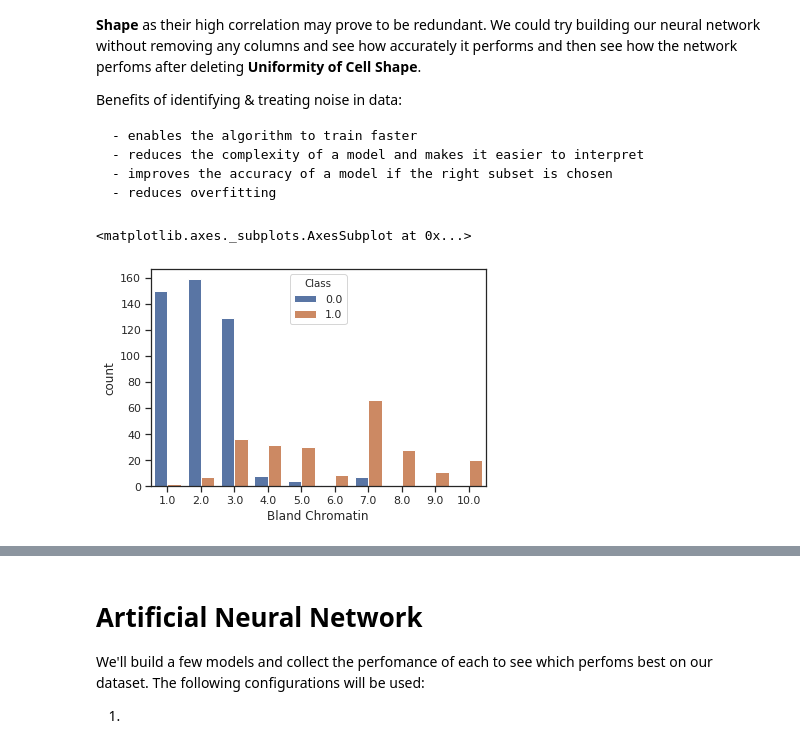
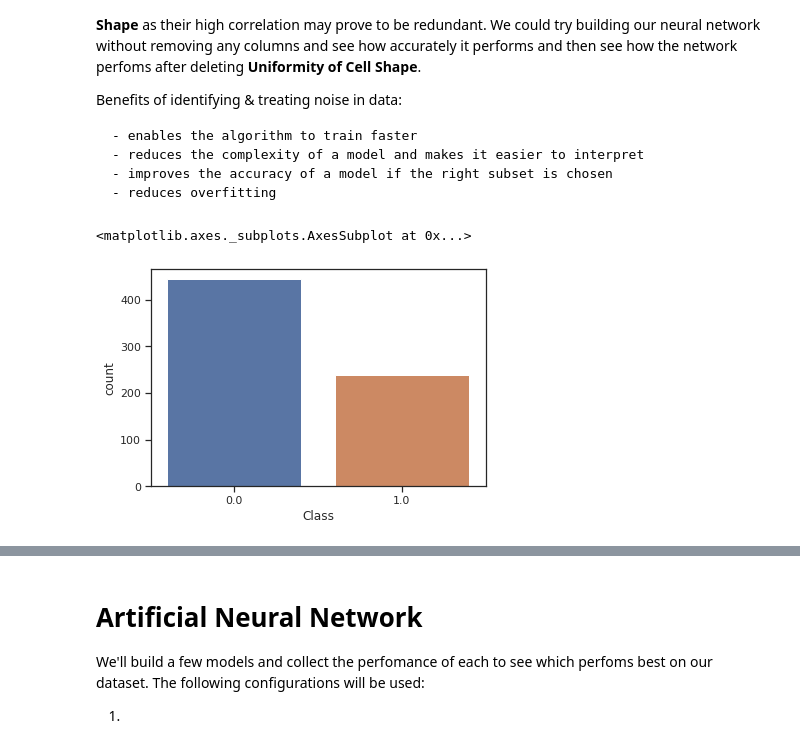
Before and after one commit to Caedan/Breast-Cancer_NN, a Jupyter notebook: notebooks/Coursework_CN6121.ipynb, the cells around one changed output, grey strips where cells are left out. Drawn from its saved outputs; the diff is of its cells as text; code cells hidden in the pictures.

```diff
--- a/notebooks/Coursework_CN6121.ipynb
+++ b/notebooks/Coursework_CN6121.ipynb
@@ -117,3 +117,4 @@ We had identified a column of type *object*, which could pose a problem and on f
 # %%
-# Drops the column with missing values
-wbcr_data.drop(['Bare Nuclei'], axis=1, inplace=True)
+# Drops the rows with missing values
+wbcr_data = wbcr_data[~wbcr_data['Bare Nuclei'].isin(['?'])]
+wbcr_data
@@ -193,7 +210,7 @@ Benefits of identifying & treating noise in data:
     - improves the accuracy of a model if the right subset is chosen
     - reduces overfitting
 # %%
-sns.countplot(x='Bland Chromatin', hue='Class', data=wbcr_data)
+sns.countplot(x='Class', data=wbcr_data)
 # %% [output]
 <matplotlib.axes._subplots.AxesSubplot at 0x...>
-[figure, old version]
+[figure, new version]
```
Also changed, not shown: parts of 8 cells of this notebook.
